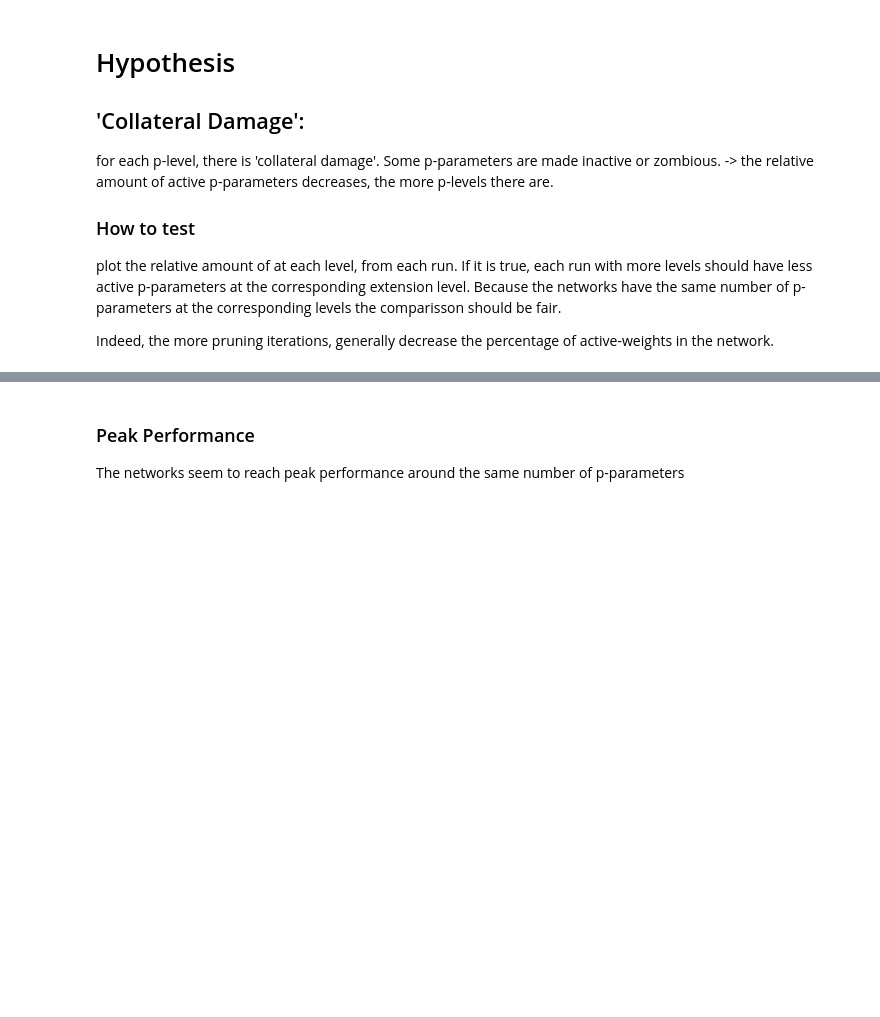
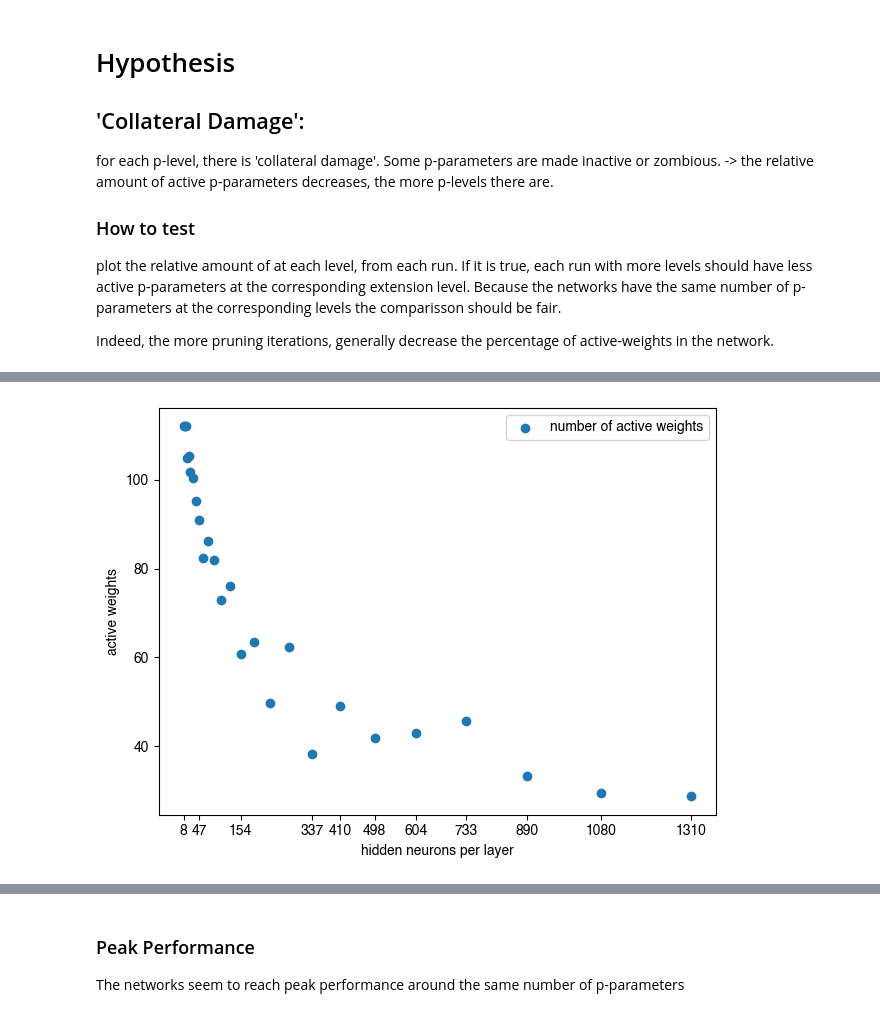
Before and after one commit to maxburger4real/structure-of-lottery-tickets, a Jupyter notebook: poster/extending-the-model.ipynb, the cells around one changed output, grey strips where cells are left out. Cells and saved outputs as stored; diff of their text form; code cells hidden in the pictures; blank space fills up the shorter version.

Commit message:
more thesis and some graph stuff

```diff
--- a/poster/extending-the-model.ipynb
+++ b/poster/extending-the-model.ipynb
@@ -200,2 +218,24 @@ plt.plot(df_active_weights.T)
+# %%
+df_active = make_df_from_history(hc, 'active-weights-abs', invert=True, drop_first=True)
+df = pd.concat([_shape, df_active], axis=1).groupby('model_shape').mean().reset_index()
+
+x = df['model_shape'].to_list()
+y = df[1].to_list()
+
+xticks = x
+xticks = xticks[0:1] + xticks[8:9] + xticks[14:15] + xticks[18:]
+xticklabels = xticks
+
+
+plt.scatter(x,y, label='number of active weights')
+plt.xticks(xticks, xticklabels)
+plt.xlabel('hidden neurons per layer')
+plt.ylabel('active weights')
+plt.legend()
+plt.tight_layout()
+plt.savefig('collateral-damage.png')
+plt.show()
+# %% [output]
+[figure, added]
 # %%
 indices = [0, 6, 12, 18, 24]
```
Also changed, not shown: parts of 21 cells of this notebook, 8 other files.
